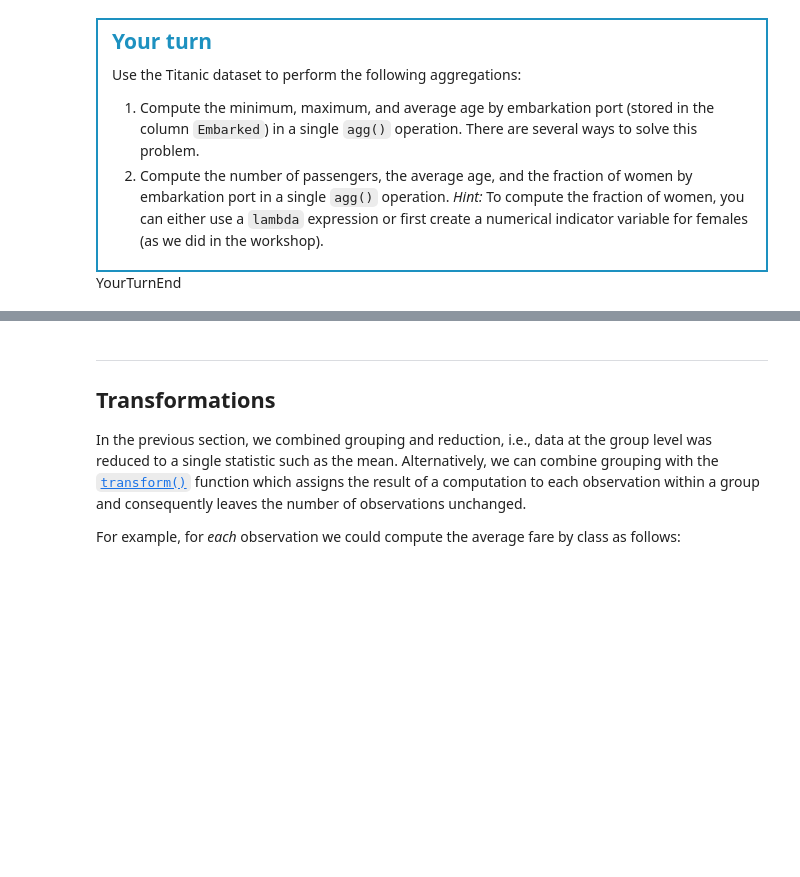
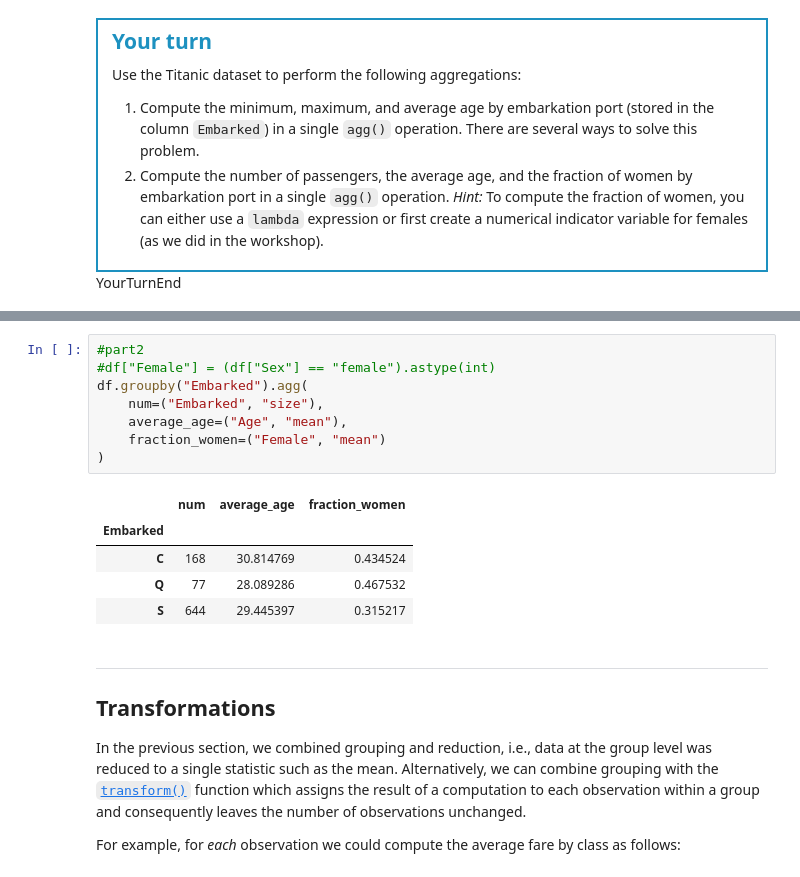
Before and after one commit to Partho-N/TECH2-H26, a Jupyter notebook: lectures/lecture4/lecture4 copy.ipynb, the cells around one changed output, grey strips where cells are left out. Saved outputs shown, nothing was run; the diff lists cells and outputs as text; blank space fills up the shorter version.

```diff
--- a/lectures/lecture4/lecture4 copy.ipynb
+++ b/lectures/lecture4/lecture4 copy.ipynb
@@ -486,3 +495,17 @@ Use the Titanic dataset to perform the following aggregations:
+# %%
+#part2
+#df["Female"] = (df["Sex"] == "female").astype(int)
+df.groupby("Embarked").agg(
+    num=("Embarked", "size"),
+    average_age=("Age", "mean"),
+    fraction_women=("Female", "mean")
+)
+# %% [output]
+|  | num | average_age | fraction_women |
+| Embarked |  |  |  |
+| C | 168 | 30.814769 | 0.434524 |
+| Q | 77 | 28.089286 | 0.467532 |
+| S | 644 | 29.445397 | 0.315217 |
 # %% [markdown]
 ***
 ## Transformations
```
Also changed, not shown: parts of 3 cells of this notebook.
